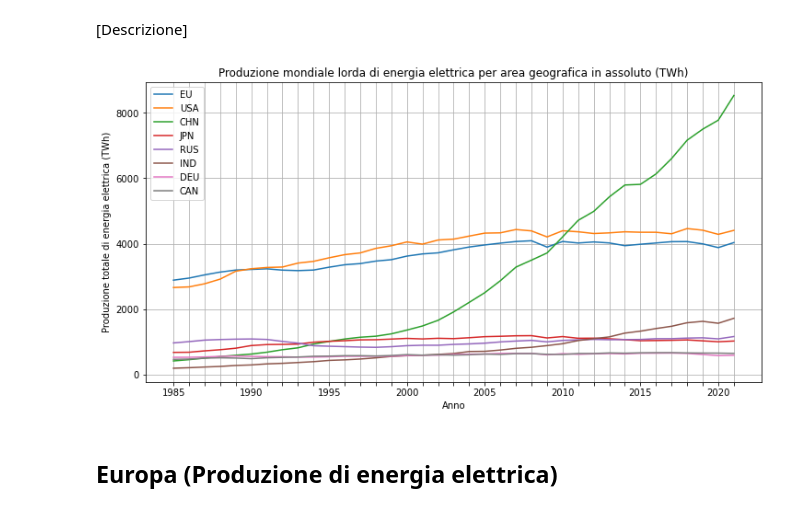
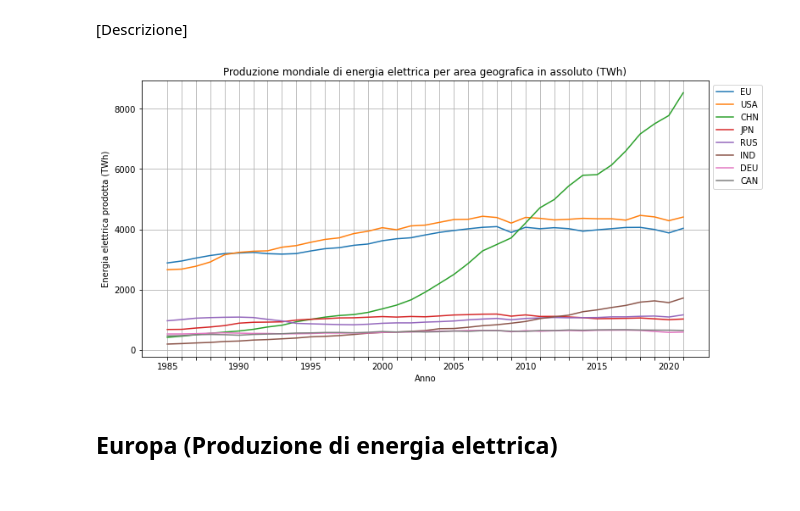
Before and after one commit to mattiamendicino/progetto-scivis, a Jupyter notebook: codice.ipynb, the cells around one changed output. Cells and saved outputs as stored; diff of their text form; code cells hidden in the pictures.

```diff
--- a/codice.ipynb
+++ b/codice.ipynb
@@ -261,33 +261,33 @@ plt.show()
 # %%
 eu_countries = ['Germany', 'Italy', 'Netherlands', 'Poland', 'Spain', 'Turkey', 'Ukraine', 'United Kingdom', 'Other Europe']
 eu_data = production_data[production_data['Country'].isin(eu_countries)]
 
 grouped_data = eu_data.groupby('Year')['Total_ElectProd'].sum()
 
 countries = ['USA', 'CHN', 'JPN', 'RUS', 'IND', 'DEU', 'CAN']
 
 plt.figure(figsize=(12, 6))
 
 plt.plot(grouped_data.index, grouped_data, label='EU')
 
 for country in countries:
     data = production_data[production_data['ISO'] == country].groupby('Year')['Total_ElectProd'].sum()
     plt.plot(data.index, data, label=country)
 
 plt.xlabel('Anno')
-plt.ylabel('Produzione totale di energia elettrica (TWh)')
-plt.title('Produzione mondiale lorda di energia elettrica per area geografica in assoluto (TWh)')
-plt.legend()
+plt.ylabel('Energia elettrica prodotta (TWh)')
+plt.title('Produzione mondiale di energia elettrica per area geografica in assoluto (TWh)')
+plt.legend(bbox_to_anchor=(1, 1))
 plt.grid()
 start_year = grouped_data.index.min()
 end_year = grouped_data.index.max()
 x_ticks = plt.xticks(range(start_year, end_year+1, 1))
 for i, label in enumerate(plt.gca().xaxis.get_ticklabels()):
     if i % 5 != 0:
         label.set_visible(False)
 plt.show()
 # %% [output]
-[figure, old version]
+[figure, new version]
 # %% [markdown]
 ## Europa (Produzione di energia elettrica)
 # %% [markdown]
```
Also changed, not shown: parts of 16 cells of this notebook.
